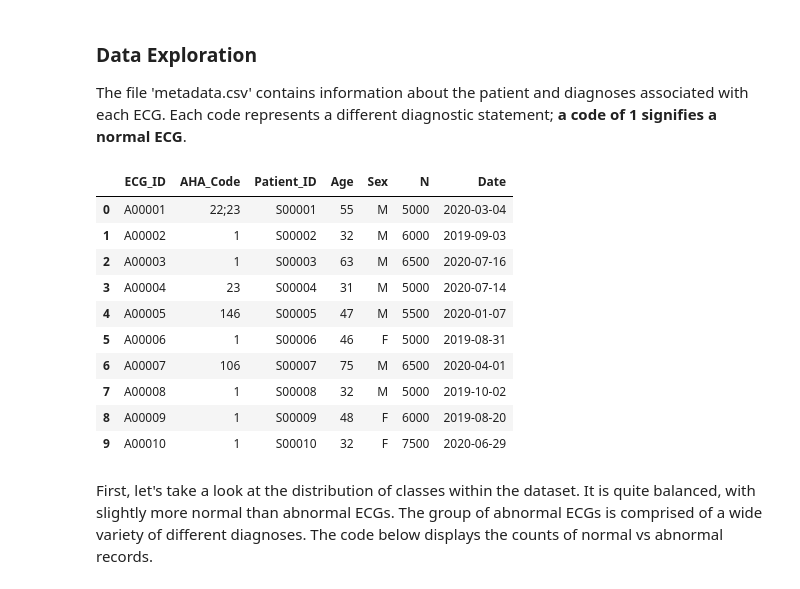
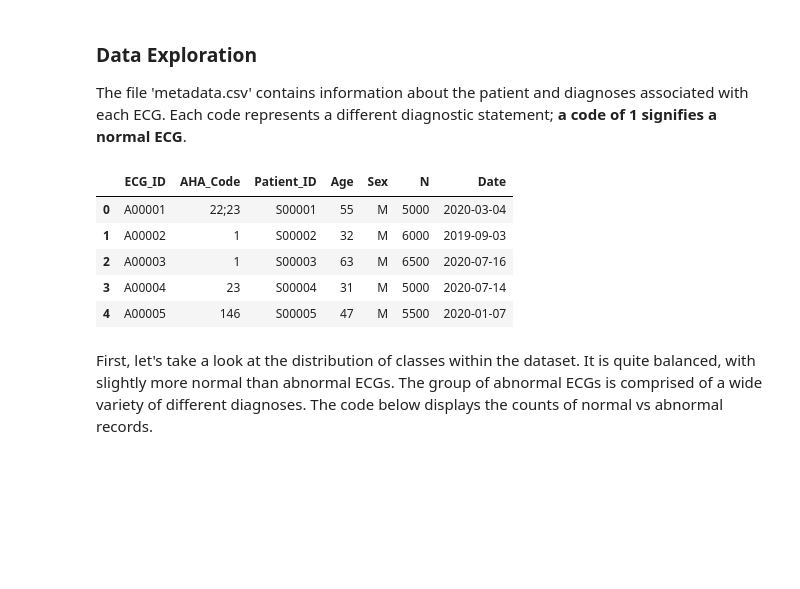
Before and after one commit to ethancavanaugh/ECGClassifier, a Jupyter notebook: notebooks/classification.ipynb, the cells around one changed output. Saved outputs shown, nothing was run; the diff lists cells and outputs as text; code cells hidden in the pictures; blank space fills up the shorter version.

```diff
--- a/notebooks/classification.ipynb
+++ b/notebooks/classification.ipynb
@@ -53,19 +53,14 @@ The ECG appears to be abnormal
 The file 'metadata.csv' contains information about the patient and diagnoses associated with each ECG. Each code represents a different diagnostic statement; <b>a code of 1 signifies a normal ECG</b>.
 # %%
 df_metadata = pd.read_csv("../data/metadata.csv")
-df_metadata.head(10)
+df_metadata.head()
 # %% [output]
 |  | ECG_ID | AHA_Code | Patient_ID | Age | Sex | N | Date |
 | 0 | A00001 | 22;23 | S00001 | 55 | M | 5000 | 2020-03-04 |
 | 1 | A00002 | 1 | S00002 | 32 | M | 6000 | 2019-09-03 |
 | 2 | A00003 | 1 | S00003 | 63 | M | 6500 | 2020-07-16 |
 | 3 | A00004 | 23 | S00004 | 31 | M | 5000 | 2020-07-14 |
 | 4 | A00005 | 146 | S00005 | 47 | M | 5500 | 2020-01-07 |
-| 5 | A00006 | 1 | S00006 | 46 | F | 5000 | 2019-08-31 |
-| 6 | A00007 | 106 | S00007 | 75 | M | 6500 | 2020-04-01 |
-| 7 | A00008 | 1 | S00008 | 32 | M | 5000 | 2019-10-02 |
-| 8 | A00009 | 1 | S00009 | 48 | F | 6000 | 2019-08-20 |
-| 9 | A00010 | 1 | S00010 | 32 | F | 7500 | 2020-06-29 |
 # %% [markdown]
 First, let's take a look at the distribution of classes within the dataset. It is quite balanced, with slightly more normal than abnormal ECGs. The group of abnormal ECGs is comprised of a wide variety of different diagnoses. The code below displays the counts of normal vs abnormal records.
 # %%
```
Also changed, not shown: parts of 6 cells of this notebook.
